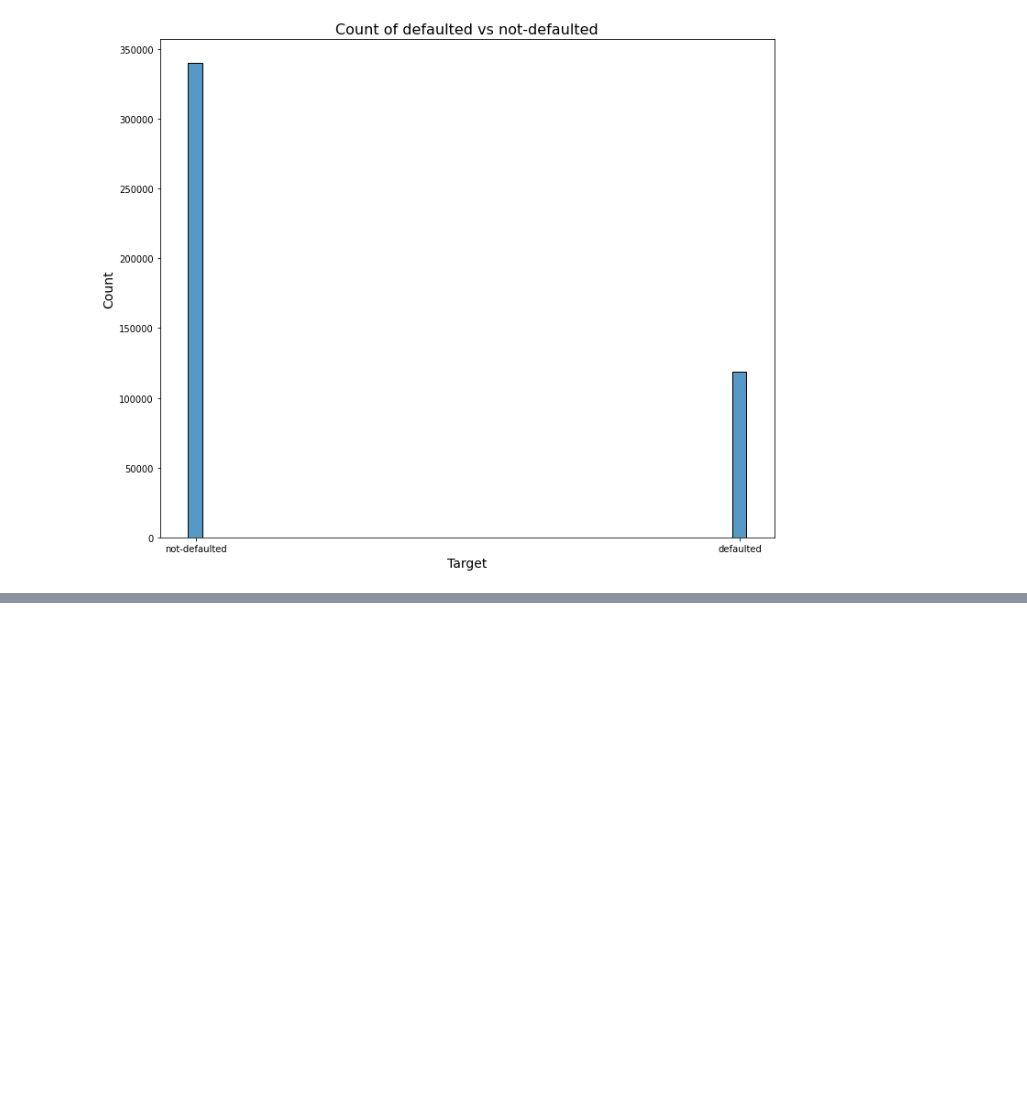
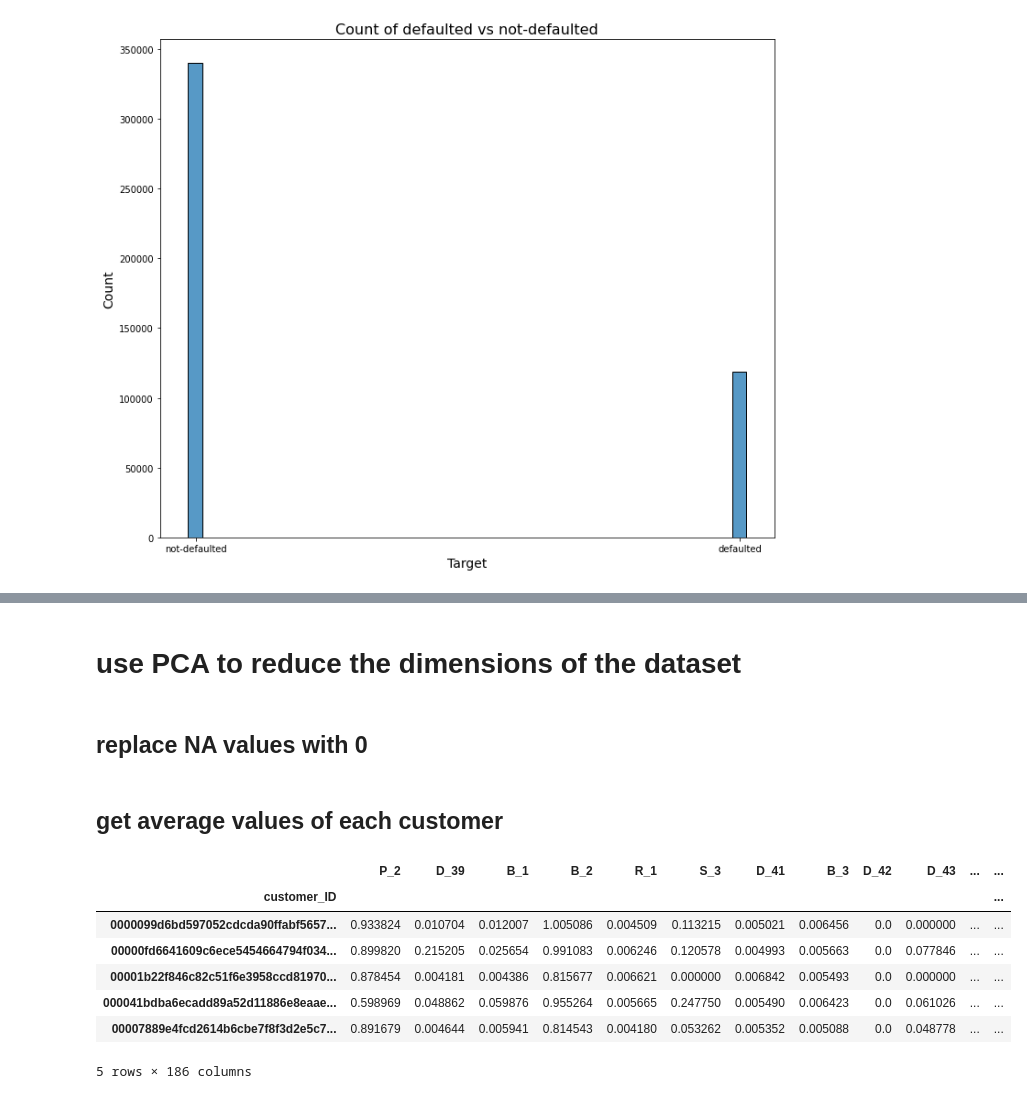
Before and after one commit to inherentspice/American-Express-Default-Prediction, a Jupyter notebook: Data Exploration.ipynb, the cells around one changed output, grey strips where cells are left out. Saved outputs shown, nothing was run; the diff lists cells and outputs as text; code cells hidden in the pictures; blank space fills up the shorter version.

```diff
--- a/Data Exploration.ipynb
+++ b/Data Exploration.ipynb
@@ -226,0 +231,4 @@ plt.ylabel('Count', fontsize=14);
+# %% [markdown]
+# use PCA to reduce the dimensions of the dataset
+# %% [markdown]
+## replace NA values with 0
@@ -226,0 +237,2 @@ plt.ylabel('Count', fontsize=14);
+# %% [markdown]
+## get average values of each customer
@@ -226,0 +241,11 @@ plt.ylabel('Count', fontsize=14);
+# %%
+mean_values_df.head()
+# %% [output]
+|  | P_2 | D_39 | B_1 | B_2 | R_1 | S_3 | D_41 | B_3 | D_42 | D_43 | ... | ... |
+| customer_ID |  |  |  |  |  |  |  |  |  |  |  | ... |
+| 0000099d6bd597052cdcda90ffabf5657... | 0.933824 | 0.010704 | 0.012007 | 1.005086 | 0.004509 | 0.113215 | 0.005021 | 0.006456 | 0.0 | 0.000000 | ... | ... |
+| 00000fd6641609c6ece5454664794f034... | 0.899820 | 0.215205 | 0.025654 | 0.991083 | 0.006246 | 0.120578 | 0.004993 | 0.005663 | 0.0 | 0.077846 | ... | ... |
+| 00001b22f846c82c51f6e3958ccd81970... | 0.878454 | 0.004181 | 0.004386 | 0.815677 | 0.006621 | 0.000000 | 0.006842 | 0.005493 | 0.0 | 0.000000 | ... | ... |
+| 000041bdba6ecadd89a52d11886e8eaae... | 0.598969 | 0.048862 | 0.059876 | 0.955264 | 0.005665 | 0.247750 | 0.005490 | 0.006423 | 0.0 | 0.061026 | ... | ... |
+| 00007889e4fcd2614b6cbe7f8f3d2e5c7... | 0.891679 | 0.004644 | 0.005941 | 0.814543 | 0.004180 | 0.053262 | 0.005352 | 0.005088 | 0.0 | 0.048778 | ... | ... |
+5 rows × 186 columns
```
Also changed, not shown: parts of 12 cells of this notebook.
